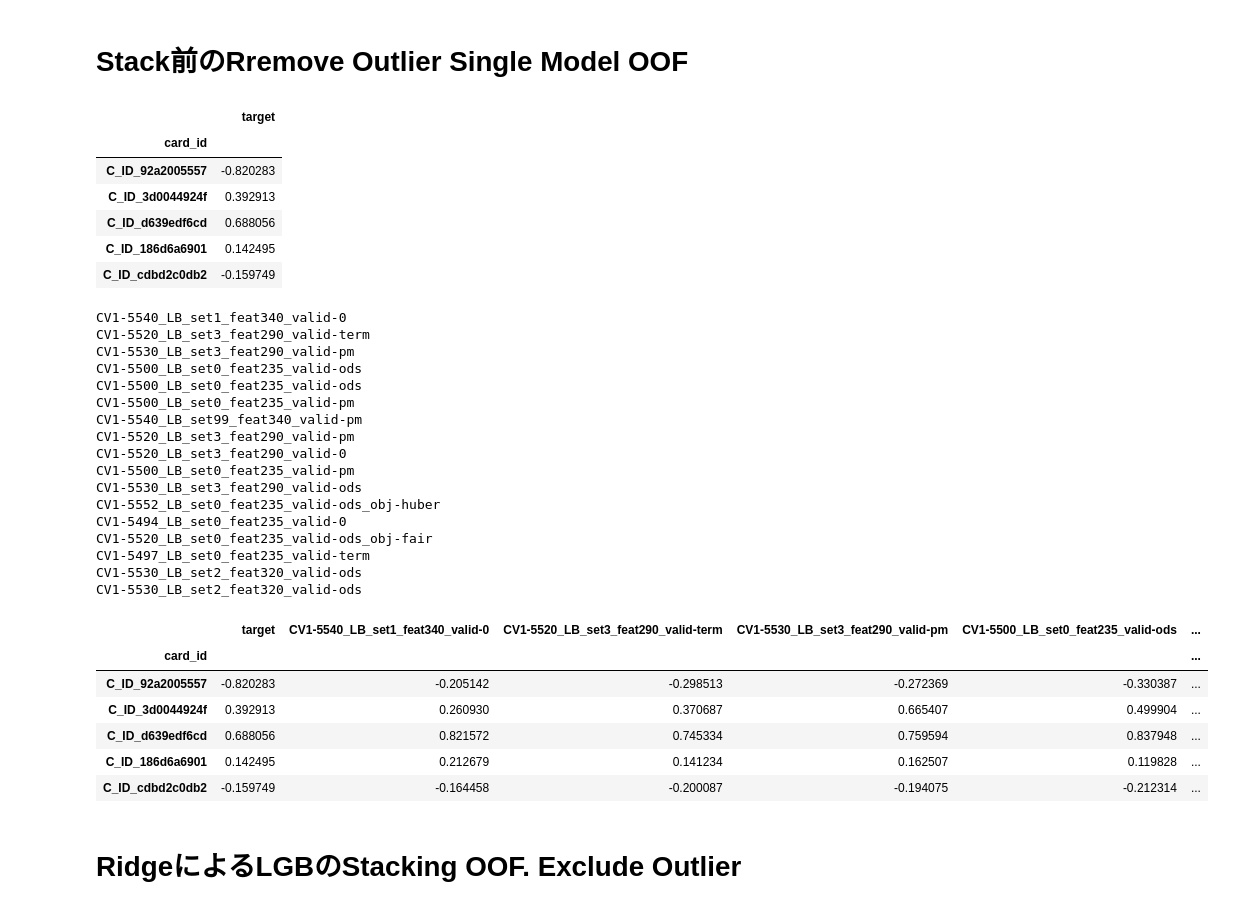
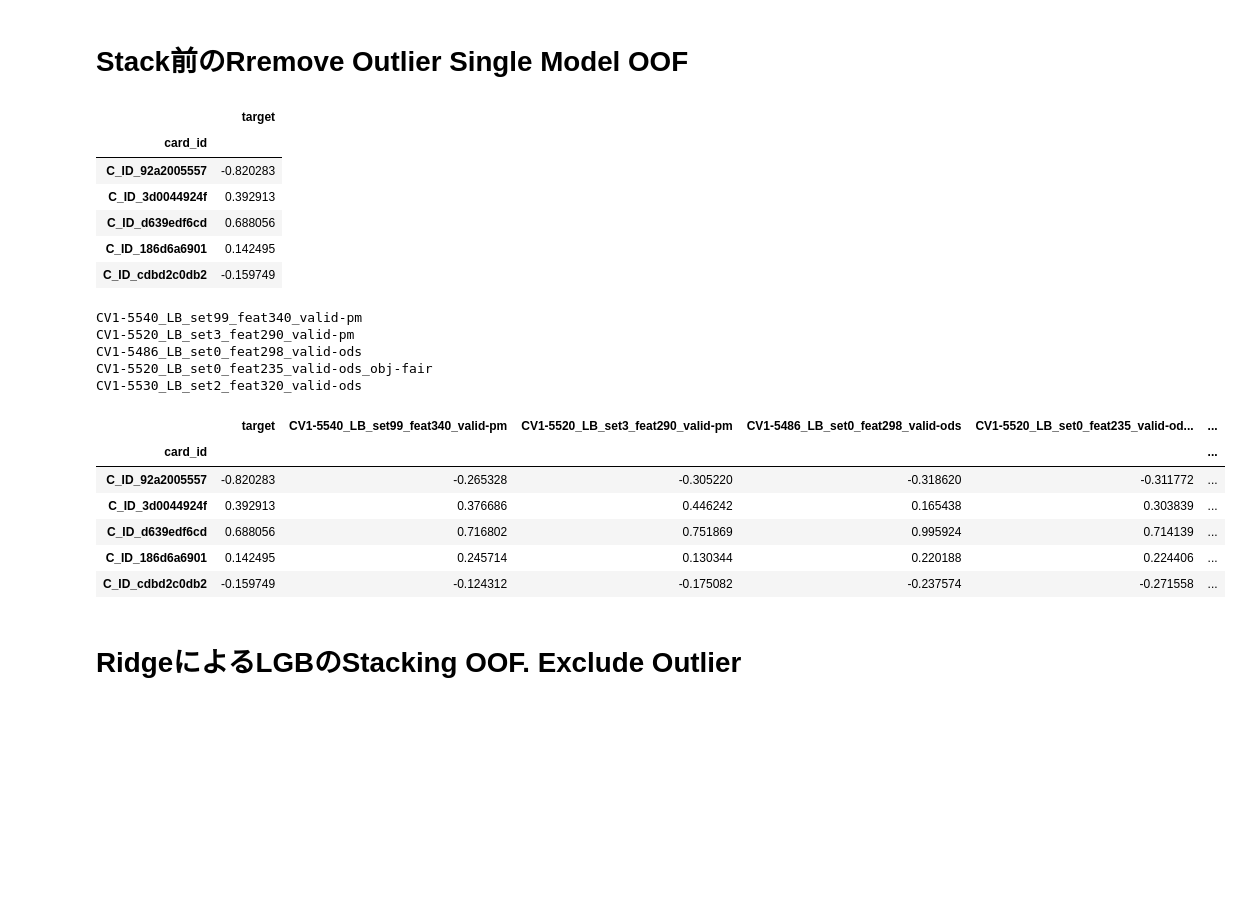
Before and after one commit to Chestnut1999/Elo-Recommendation-23place, a Jupyter notebook: jpy/600_elo_team_oof_cv_share.ipynb, the cells around one changed output. Cells and saved outputs as stored; diff of their text form; code cells hidden in the pictures; blank space fills up the shorter version.

```diff
--- a/jpy/600_elo_team_oof_cv_share.ipynb
+++ b/jpy/600_elo_team_oof_cv_share.ipynb
@@ -62,6 +62,7 @@ base = utils.read_df_pkl('../input/base_term*0*')[[key, target]].set_index(key)
 display(base.head())
 
 rm_out_list = glob.glob('../ensemble/rm_outlier_ensemble/*lgb*199710*.gz')
+rm_out_list = glob.glob('../ensemble/rm_outlier_ensemble/tmp/*lgb*.gz')
 
 for path in rm_out_list:
     filename = re.search(r'/([^/.]*).gz', path.replace('.', '-')).group(1)
@@ -103,54 +104,42 @@ for path in rm_out_list:
         pred_col = 'prediction'
 
     if filename.count('huber'):
         col_name = f'CV{cv[:6]}_LB{lb}_set{eset}_feat{feat_num}_valid-{valid_type}_obj-huber'
     elif filename.count('fair'):
         col_name = f'CV{cv[:6]}_LB{lb}_set{eset}_feat{feat_num}_valid-{valid_type}_obj-fair'
     elif filename.count('mape'):
         col_name = f'CV{cv[:6]}_LB{lb}_set{eset}_feat{feat_num}_valid-{valid_type}_obj-mape'
     else:
         col_name = f'CV{cv[:6]}_LB{lb}_set{eset}_feat{feat_num}_valid-{valid_type}'
 
     if filename.count('ridge'):
         col_name = f'ridge_lgb_stack_{col_name}'
 
     print(col_name)
     base[col_name] = tmp[pred_col]
-utils.to_pkl_gzip(obj=base.reset_index(), path=f'../kaggle_oof_set/0219_go_OOF_CV_Without_Outlier_GROUP_Single_LGB_{len(base.columns)-1}set.csv')
+utils.to_pkl_gzip(obj=base.reset_index(), path=f'../kaggle_0221_OOF/0221_go_OOF_LB3662_Without_Outlier_GROUP_Single_LGB_{len(base.columns)-1}set.csv')
 # base.to_csv(f'../kaggle_oof_set/0219_go_OOF_CV_Without_Outlier_GROUP_Single_LGB_{len(base.columns)-1}set.csv')
 base.head()
 # %% [output]
 |  | target |
 | card_id |  |
 | C_ID_92a2005557 | -0.820283 |
 | C_ID_3d0044924f | 0.392913 |
 | C_ID_d639edf6cd | 0.688056 |
 | C_ID_186d6a6901 | 0.142495 |
 | C_ID_cdbd2c0db2 | -0.159749 |
-CV1-5540_LB_set1_feat340_valid-0
-CV1-5520_LB_set3_feat290_valid-term
-CV1-5530_LB_set3_feat290_valid-pm
-CV1-5500_LB_set0_feat235_valid-ods
-CV1-5500_LB_set0_feat235_valid-ods
-CV1-5500_LB_set0_feat235_valid-pm
 CV1-5540_LB_set99_feat340_valid-pm
 CV1-5520_LB_set3_feat290_valid-pm
-CV1-5520_LB_set3_feat290_valid-0
-CV1-5500_LB_set0_feat235_valid-pm
-CV1-5530_LB_set3_feat290_valid-ods
-CV1-5552_LB_set0_feat235_valid-ods_obj-huber
-CV1-5494_LB_set0_feat235_valid-0
+CV1-5486_LB_set0_feat298_valid-ods
 CV1-5520_LB_set0_feat235_valid-ods_obj-fair
-CV1-5497_LB_set0_feat235_valid-term
 CV1-5530_LB_set2_feat320_valid-ods
-CV1-5530_LB_set2_feat320_valid-ods
-|  | target | CV1-5540_LB_set1_feat340_valid-0 | CV1-5520_LB_set3_feat290_valid-term | CV1-5530_LB_set3_feat290_valid-pm | CV1-5500_LB_set0_feat235_valid-ods | ... |
+|  | target | CV1-5540_LB_set99_feat340_valid-pm | CV1-5520_LB_set3_feat290_valid-pm | CV1-5486_LB_set0_feat298_valid-ods | CV1-5520_LB_set0_feat235_valid-od... | ... |
 | card_id |  |  |  |  |  | ... |
-| C_ID_92a2005557 | -0.820283 | -0.205142 | -0.298513 | -0.272369 | -0.330387 | ... |
-| C_ID_3d0044924f | 0.392913 | 0.260930 | 0.370687 | 0.665407 | 0.499904 | ... |
-| C_ID_d639edf6cd | 0.688056 | 0.821572 | 0.745334 | 0.759594 | 0.837948 | ... |
-| C_ID_186d6a6901 | 0.142495 | 0.212679 | 0.141234 | 0.162507 | 0.119828 | ... |
-| C_ID_cdbd2c0db2 | -0.159749 | -0.164458 | -0.200087 | -0.194075 | -0.212314 | ... |
+| C_ID_92a2005557 | -0.820283 | -0.265328 | -0.305220 | -0.318620 | -0.311772 | ... |
+| C_ID_3d0044924f | 0.392913 | 0.376686 | 0.446242 | 0.165438 | 0.303839 | ... |
+| C_ID_d639edf6cd | 0.688056 | 0.716802 | 0.751869 | 0.995924 | 0.714139 | ... |
+| C_ID_186d6a6901 | 0.142495 | 0.245714 | 0.130344 | 0.220188 | 0.224406 | ... |
+| C_ID_cdbd2c0db2 | -0.159749 | -0.124312 | -0.175082 | -0.237574 | -0.271558 | ... |
 # %% [markdown]
 # RidgeによるLGBのStacking OOF. Exclude Outlier
 # %%
```
Also changed, not shown: parts of 3 cells of this notebook, 7 other files.
